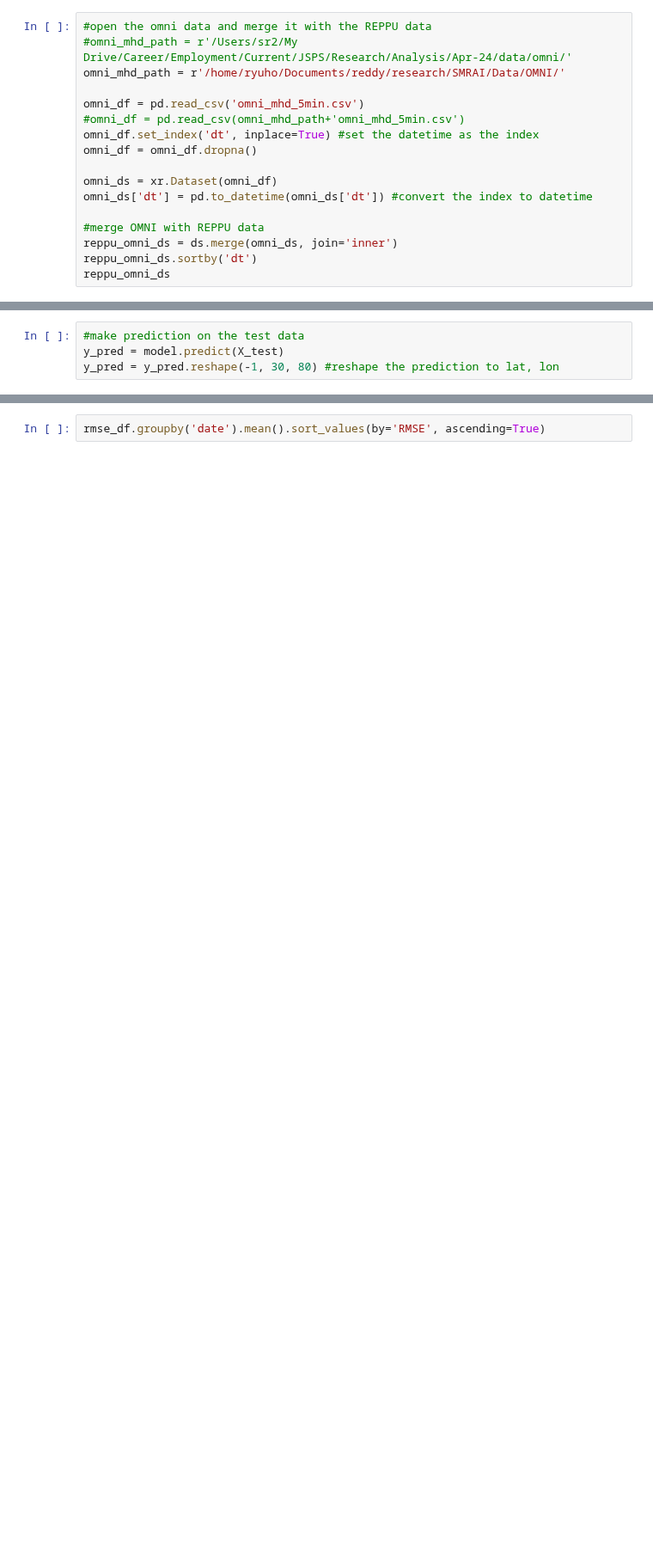
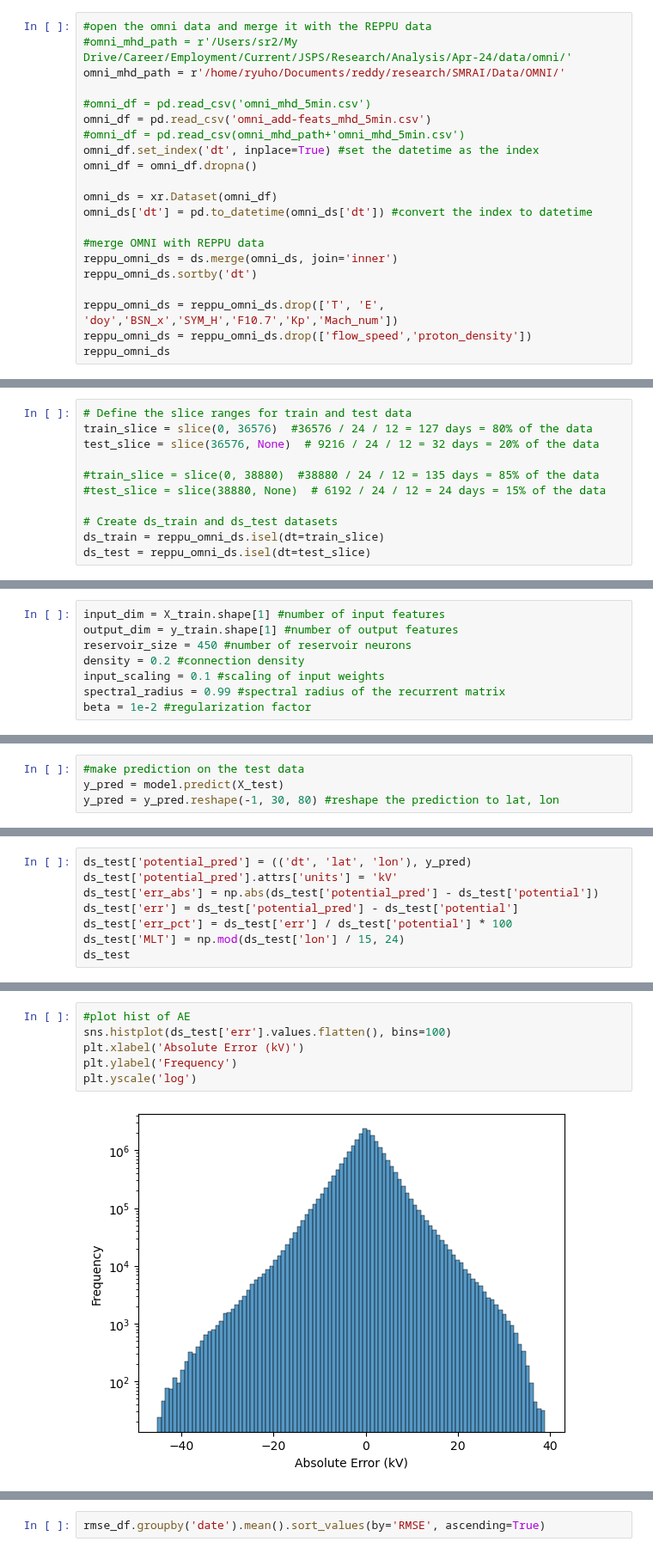
Before and after one commit to reddy-sachin/REPPU-ESN2, a Jupyter notebook: SR_ML/SMRAI_potential.ipynb, the cells around one changed output, grey strips where cells are left out. Shown at 86% size. Cells and saved outputs as stored; diff of their text form; blank space fills up the shorter version.

```diff
--- a/SR_ML/SMRAI_potential.ipynb
+++ b/SR_ML/SMRAI_potential.ipynb
@@ -61,7 +71,8 @@ ds
 #omni_mhd_path = r'/Users/sr2/My Drive/Career/Employment/Current/JSPS/Research/Analysis/Apr-24/data/omni/'
 omni_mhd_path = r'/home/ryuho/Documents/reddy/research/SMRAI/Data/OMNI/'
 
-omni_df = pd.read_csv('omni_mhd_5min.csv')
+#omni_df = pd.read_csv('omni_mhd_5min.csv')
+omni_df = pd.read_csv('omni_add-feats_mhd_5min.csv')
 #omni_df = pd.read_csv(omni_mhd_path+'omni_mhd_5min.csv')
 omni_df.set_index('dt', inplace=True) #set the datetime as the index
 omni_df = omni_df.dropna()
@@ -72,4 +83,7 @@ omni_ds['dt'] = pd.to_datetime(omni_ds['dt']) #convert the index to datetime
 #merge OMNI with REPPU data
 reppu_omni_ds = ds.merge(omni_ds, join='inner')
 reppu_omni_ds.sortby('dt')
+
+reppu_omni_ds = reppu_omni_ds.drop(['T', 'E', 'doy','BSN_x','SYM_H','F10.7','Kp','Mach_num'])
+reppu_omni_ds = reppu_omni_ds.drop(['flow_speed','proton_density'])
 reppu_omni_ds
@@ -84,3 +115,14 @@ ds_test = reppu_omni_ds.isel(dt=test_slice)
+# %%
+# Define the slice ranges for train and test data
+train_slice = slice(0, 36576)  #36576 / 24 / 12 = 127 days = 80% of the data
+test_slice = slice(36576, None)  # 9216 / 24 / 12 = 32 days = 20% of the data
+
+#train_slice = slice(0, 38880)  #38880 / 24 / 12 = 135 days = 85% of the data
+#test_slice = slice(38880, None)  # 6192 / 24 / 12 = 24 days = 15% of the data
+
+# Create ds_train and ds_test datasets
+ds_train = reppu_omni_ds.isel(dt=train_slice)
+ds_test = reppu_omni_ds.isel(dt=test_slice)
 # %%
 #training data
 X_train = ds_train.drop_vars('potential').to_array().values.T
@@ -102,3 +154,11 @@ beta = 1e-3 #regularization factor
+# %%
+input_dim = X_train.shape[1] #number of input features
+output_dim = y_train.shape[1] #number of output features
+reservoir_size = 450 #number of reservoir neurons
+density = 0.2 #connection density
+input_scaling = 0.1 #scaling of input weights
+spectral_radius = 0.99 #spectral radius of the recurrent matrix
+beta = 1e-2 #regularization factor
 # %%
 model = ESN(N_u = input_dim, N_y = output_dim, N_x=reservoir_size, density=density, input_scale=input_scaling, rho=spectral_radius)
 optimizer = Tikhonov(N_u = input_dim, N_x = reservoir_size, N_y = output_dim, beta=beta)
@@ -150,0 +192,8 @@ plt.tight_layout()
+# %%
+ds_test['potential_pred'] = (('dt', 'lat', 'lon'), y_pred)
+ds_test['potential_pred'].attrs['units'] = 'kV'
+ds_test['err_abs'] = np.abs(ds_test['potential_pred'] - ds_test['potential'])
+ds_test['err'] = ds_test['potential_pred'] - ds_test['potential']
+ds_test['err_pct'] = ds_test['err'] / ds_test['potential'] * 100
+ds_test['MLT'] = np.mod(ds_test['lon'] / 15, 24)
+ds_test
@@ -150,0 +266,8 @@ plt.tight_layout()
+# %%
+#plot hist of AE
+sns.histplot(ds_test['err'].values.flatten(), bins=100)
+plt.xlabel('Absolute Error (kV)')
+plt.ylabel('Frequency')
+plt.yscale('log')
+# %% [output]
+[figure, added]
```
Also changed, not shown: parts of 28 cells of this notebook, 14 other files.
